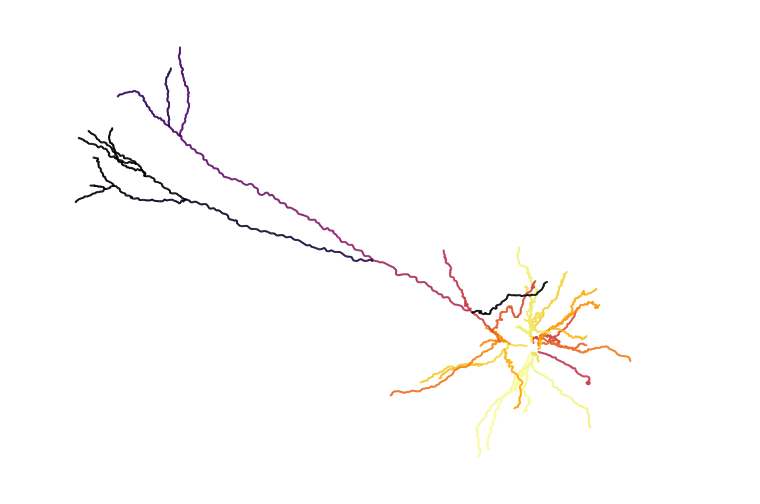
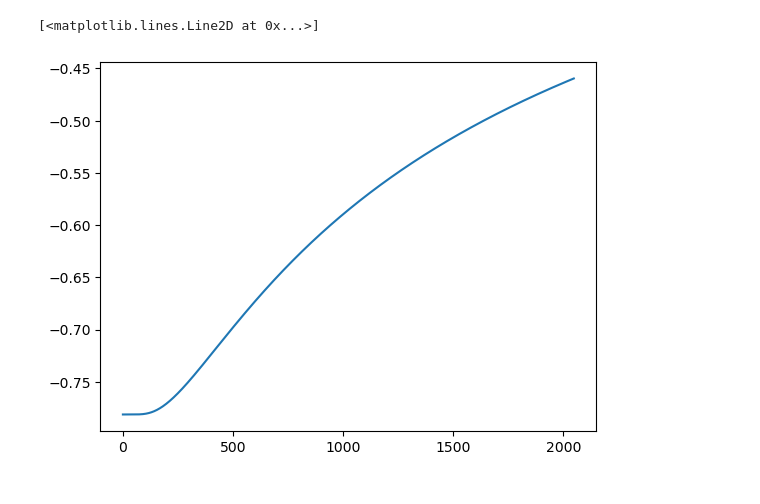
Before and after one commit to cpehle/njx, a Jupyter notebook: doc/notebooks/neuron_morphology.ipynb, the cells around one changed output. Drawn from its saved outputs; the diff is of its cells as text; code cells hidden in the pictures.

Commit message:
doc: neuron morphology
Change-Id: Ibfaa1ecc4c9a4b21fa294ae13f622cac69702a8c

```diff
--- a/doc/notebooks/neuron_morphology.ipynb
+++ b/doc/notebooks/neuron_morphology.ipynb
@@ -80,7 +112,7 @@ class MultiCompartmentNeuronModel(implicit.ImplicitExplicitODE):
     p: ArrayLike
 
     def explicit_terms(self, state):
-        return NeuronState(v=-state.v + state.I, I=-20 * state.I)
+        return NeuronState(v=state.I, I=-20 * state.I)
 
     def implicit_terms(self, state):
         return NeuronState(
@@ -95,22 +127,29 @@ class MultiCompartmentNeuronModel(implicit.ImplicitExplicitODE):
 # %%
 import numpy as onp
 
-N = len(parents)
-dt = 1e-2
+morph = gm.swc_geometry(
+    "../../data/morphologies/allen/Cux2-CreERT2_Ai14-211772.05.02.01_674408996_m.swc"
+)
+tm = gm.compute_tree_matrix(morph)
+
+
+N = len(tm.d)
+dt = 0.1
 inner_steps = 1
 outer_steps = 2048
 time = dt * inner_steps * (1 + np.arange(outer_steps))
 
-equation = MultiCompartmentNeuronModel(
-    d=-2 * np.ones(N), u=np.ones(N - 1), p=parents
-)
+equation = MultiCompartmentNeuronModel(d=tm.d, u=tm.u, p=tm.p)
 
 semi_implicit_step = implicit.imex_rk_sil3(equation, dt)
 integrator = funcutils.trajectory(
     funcutils.repeated(semi_implicit_step, inner_steps), outer_steps
 )
 
-initial_state = NeuronState(
-    v=np.sin(np.linspace(0,5,N)), I=np.zeros(N)
-)
+initial_state = NeuronState(v=np.sin(np.linspace(0, 5, N)), I=np.zeros(N))
 _, actual = integrator(initial_state)
+# %%
+np.min(actual.v), np.max(actual.v), np.max(actual.v[-1]), np.min(actual.v[-1])
+# %% [output]
+[<matplotlib.lines.Line2D at 0x...>]
+[figure, added]
@@ -142,4 +224,0 @@ def animate_fig(n_frames=300):
-# %%
-animate_fig(n_frames=30)
-# %% [output]
-[figure, removed]
```
Also changed, not shown: parts of 14 cells of this notebook.
